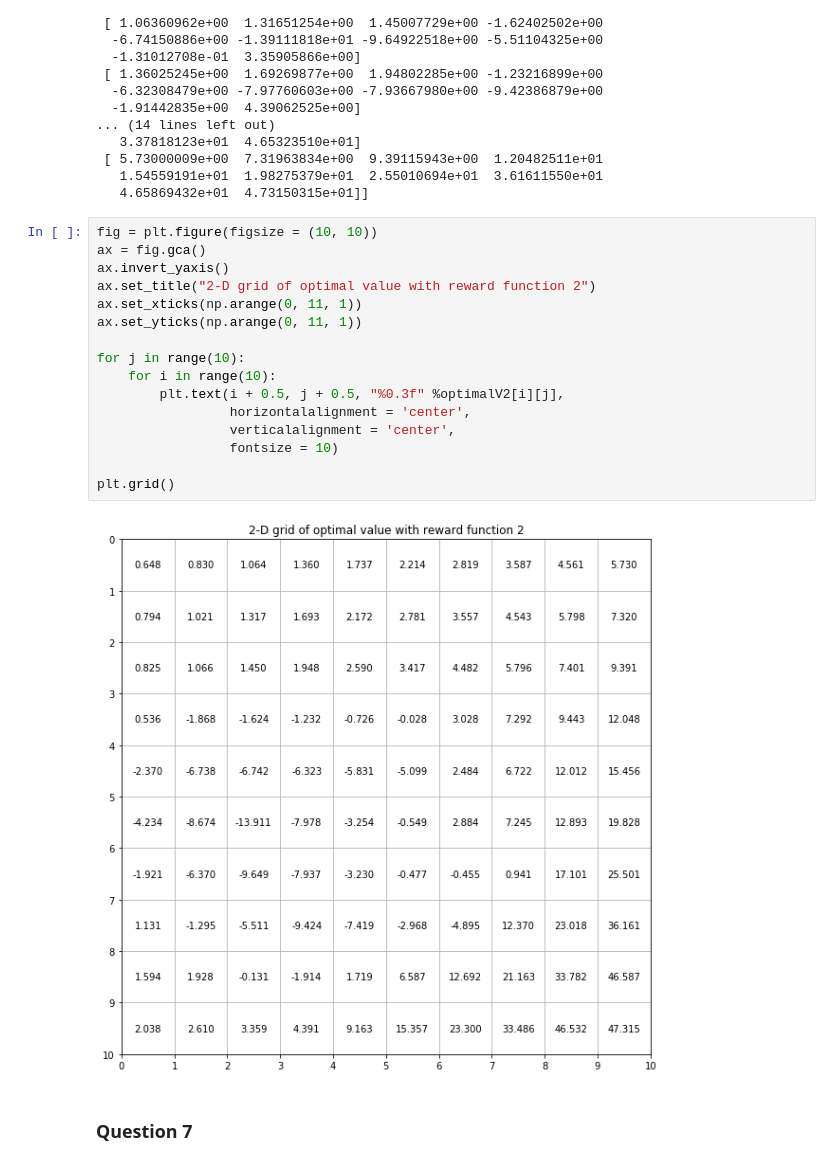
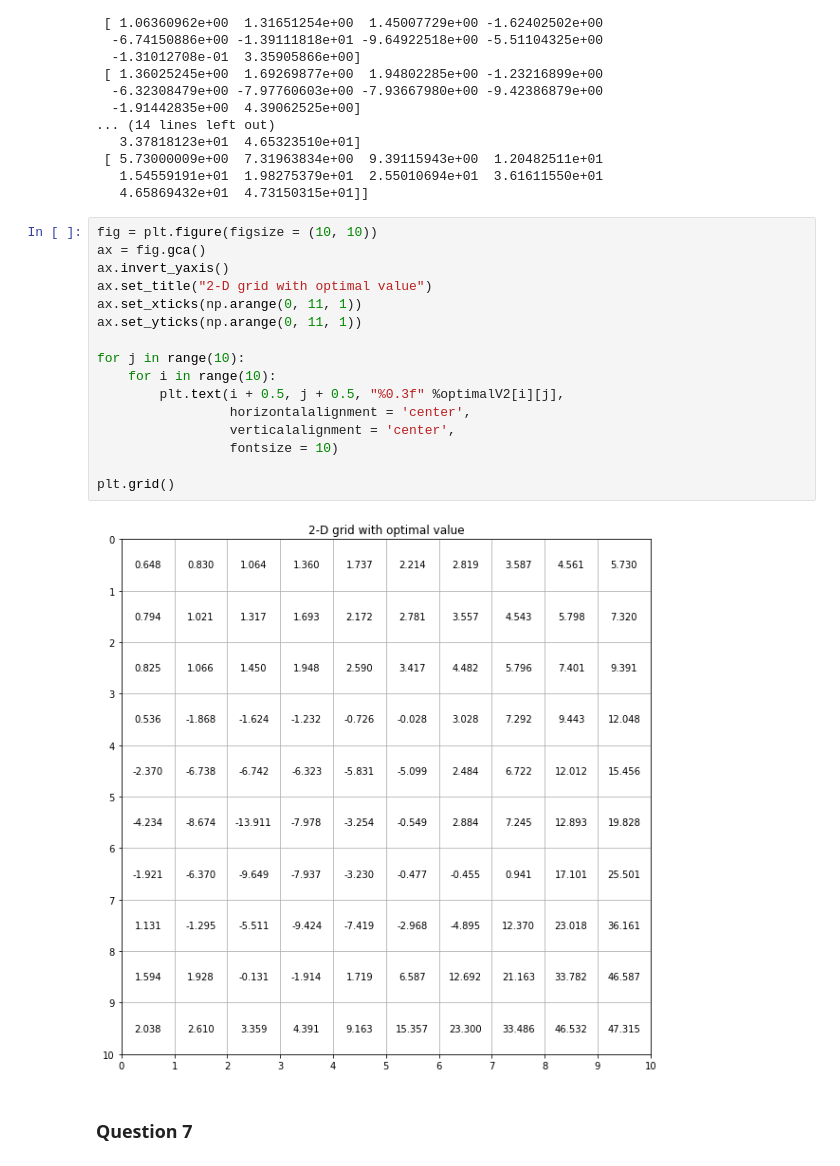
Before and after one commit to Shuyifan/Large-Scale-Social-and-Complex-Networks-Design-and-Algorithms, a Jupyter notebook: Project 3/Project 3.ipynb, the cells around one changed output. Saved outputs shown, nothing was run; the diff lists cells and outputs as text.

```diff
--- a/Project 3/Project 3.ipynb
+++ b/Project 3/Project 3.ipynb
@@ -327,21 +327,21 @@ print(optimalV2)
 # %%
 fig = plt.figure(figsize = (10, 10))
 ax = fig.gca()
 ax.invert_yaxis()
-ax.set_title("2-D grid of optimal value with reward function 2")
+ax.set_title("2-D grid with optimal value")
 ax.set_xticks(np.arange(0, 11, 1))
 ax.set_yticks(np.arange(0, 11, 1))
 
 for j in range(10):
     for i in range(10):
         plt.text(i + 0.5, j + 0.5, "%0.3f" %optimalV2[i][j],
                  horizontalalignment = 'center',
                  verticalalignment = 'center',
                  fontsize = 10)
 
 plt.grid()
 # %% [output]
-[figure, old version]
+[figure, new version]
 # %% [markdown]
 ### Question 7
 # %% [markdown]
```
Also changed, not shown: parts of 16 cells of this notebook.
